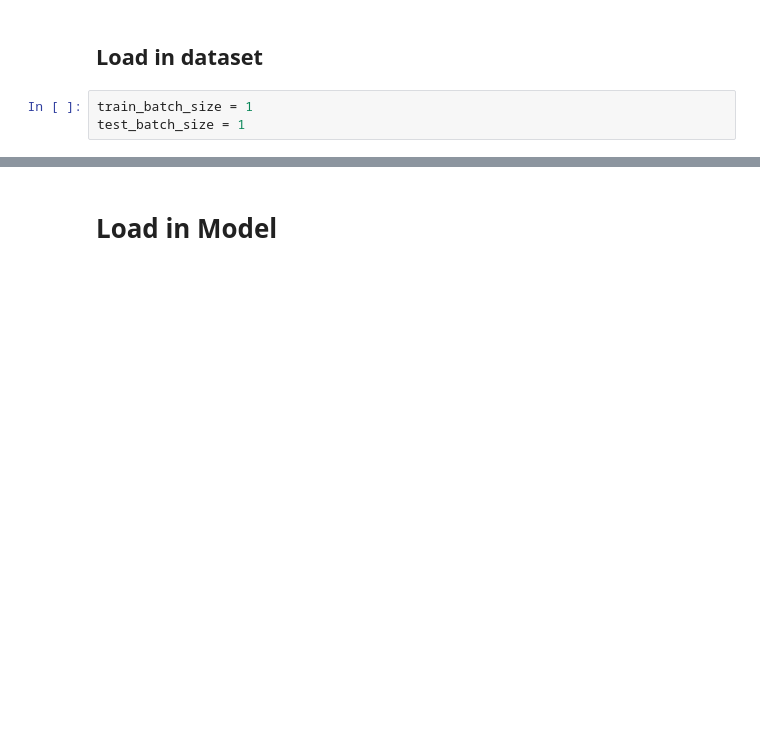
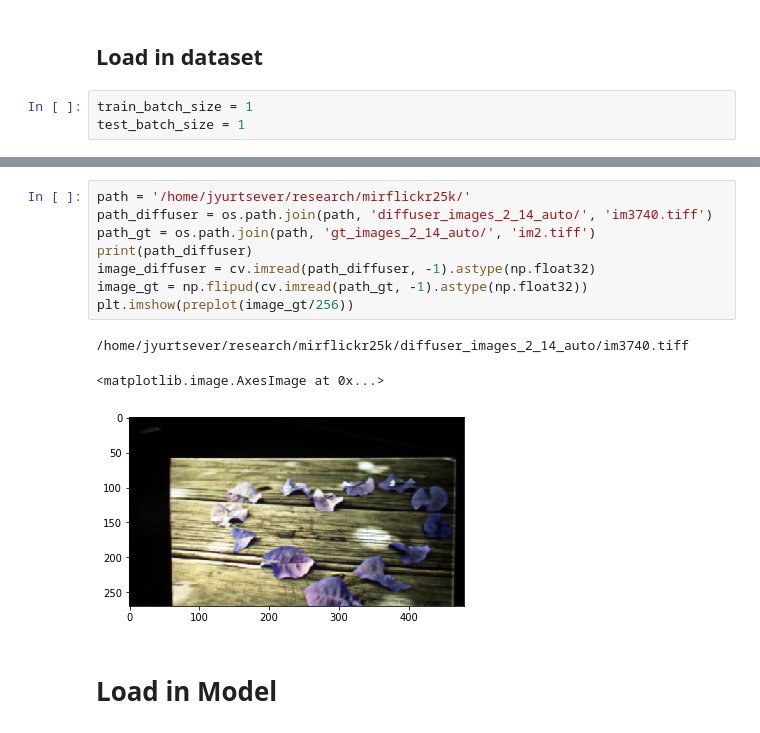
Before and after one commit to jyurtsever/DiffuserCam-ML, a Jupyter notebook: ADMM_tf.ipynb, the cells around one changed output, grey strips where cells are left out. Saved outputs shown, nothing was run; the diff lists cells and outputs as text; blank space fills up the shorter version.

```diff
--- a/ADMM_tf.ipynb
+++ b/ADMM_tf.ipynb
@@ -113,3 +125,15 @@ plt.subplot(1,2,2); plt.imshow(preplot(image[0])); plt.title('diffuser'); plt.ax
+# %%
+path = '/home/jyurtsever/research/mirflickr25k/'
+path_diffuser = os.path.join(path, 'diffuser_images_2_14_auto/', 'im3740.tiff')
+path_gt = os.path.join(path, 'gt_images_2_14_auto/', 'im2.tiff')
+print(path_diffuser)
+image_diffuser = cv.imread(path_diffuser, -1).astype(np.float32)
+image_gt = np.flipud(cv.imread(path_gt, -1).astype(np.float32))
+plt.imshow(preplot(image_gt/256))
+# %% [output]
+/home/jyurtsever/research/mirflickr25k/diffuser_images_2_14_auto/im3740.tiff
+<matplotlib.image.AxesImage at 0x...>
+[figure, added]
 # %% [markdown]
 # Load in Model
 # %% [markdown]
```
Also changed, not shown: parts of 9 cells of this notebook, 2 other files.
